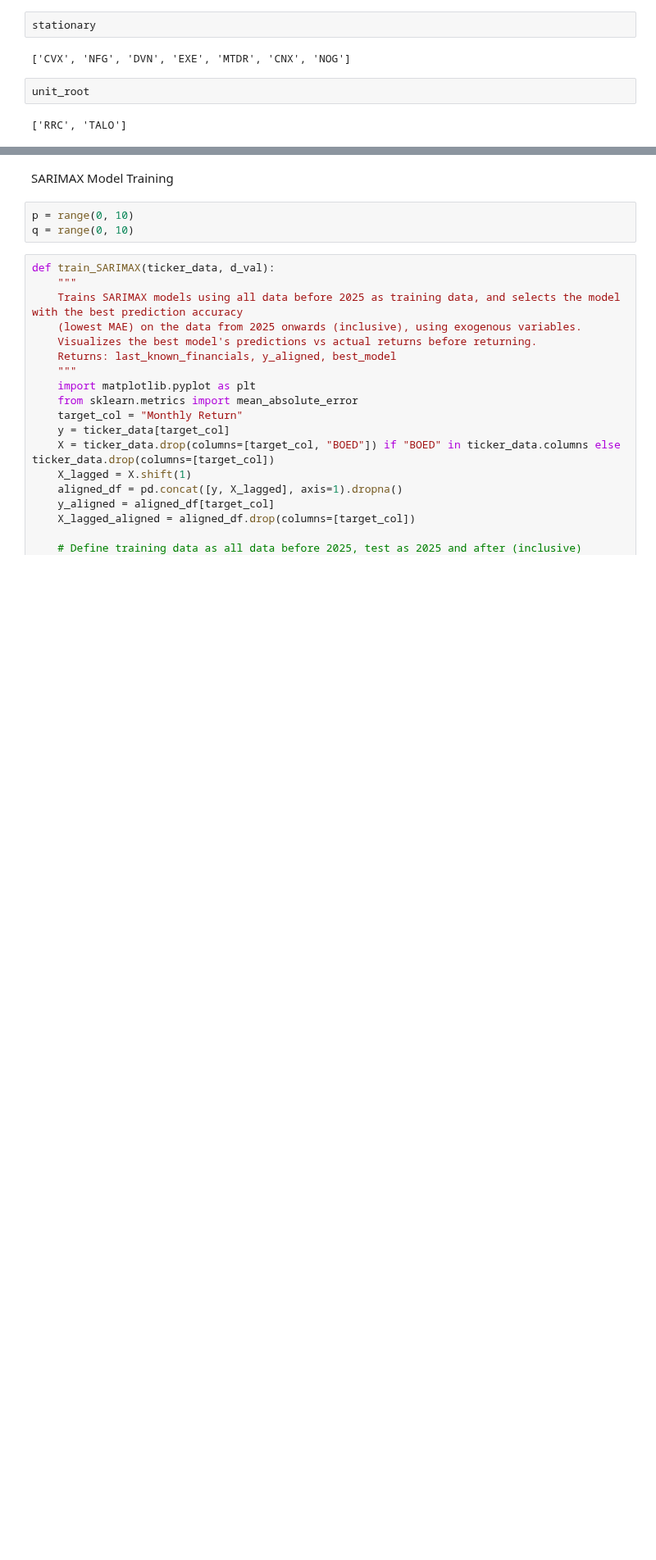
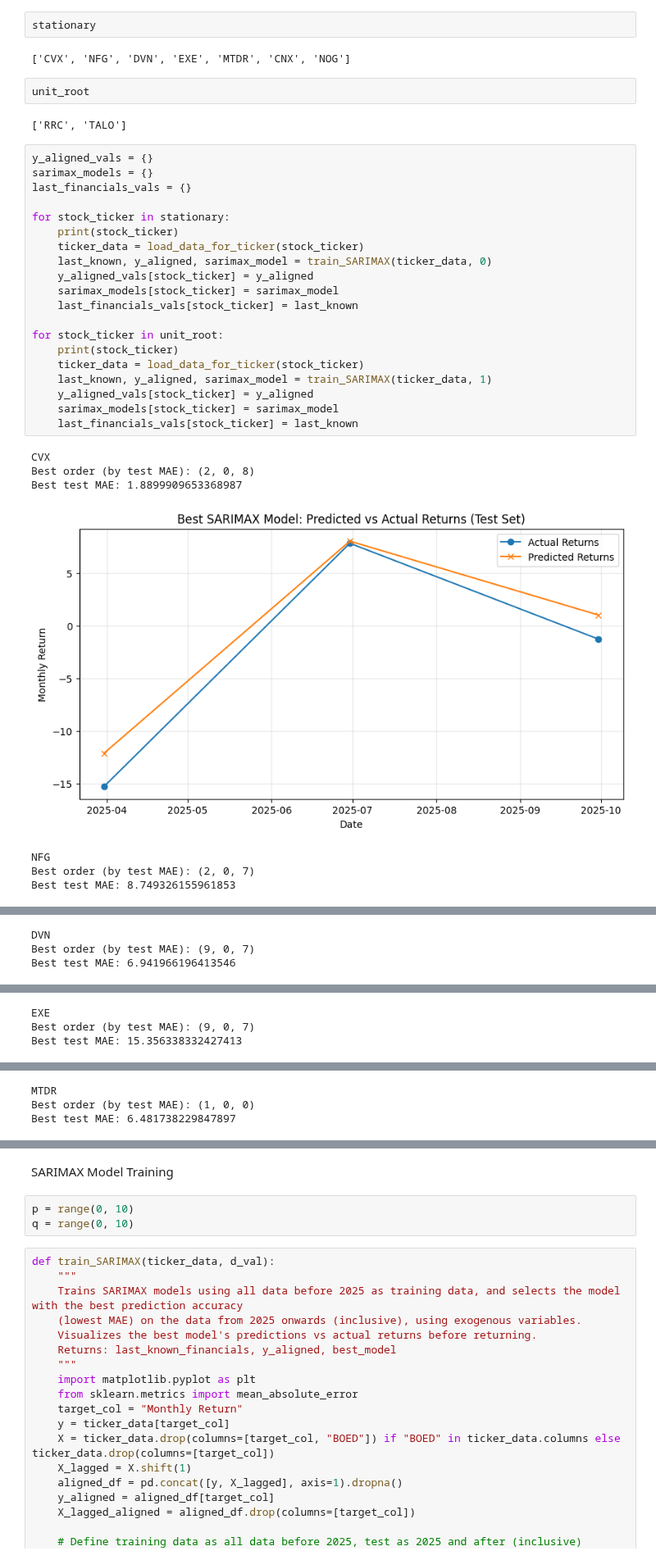
Before and after one commit to ShiyiU/HTTStockIndustryRankingTool, a Jupyter notebook: Notebooks/test.ipynb, the cells around one changed output, grey strips where cells are left out. Shown at 82% size. Drawn from its saved outputs; the diff is of its cells as text; blank space fills up the shorter version.

```diff
--- a/Notebooks/test.ipynb
+++ b/Notebooks/test.ipynb
@@ -381,3 +435,31 @@ stationary
 unit_root
 # %% [output]
 ['RRC', 'TALO']
+# %%
+y_aligned_vals = {}
+sarimax_models = {}
+last_financials_vals = {}
+
+for stock_ticker in stationary:
+    print(stock_ticker)
+    ticker_data = load_data_for_ticker(stock_ticker)
+    last_known, y_aligned, sarimax_model = train_SARIMAX(ticker_data, 0)
+    y_aligned_vals[stock_ticker] = y_aligned
+    sarimax_models[stock_ticker] = sarimax_model
+    last_financials_vals[stock_ticker] = last_known
+
+for stock_ticker in unit_root:
+    print(stock_ticker)
+    ticker_data = load_data_for_ticker(stock_ticker)
+    last_known, y_aligned, sarimax_model = train_SARIMAX(ticker_data, 1)
+    y_aligned_vals[stock_ticker] = y_aligned
+    sarimax_models[stock_ticker] = sarimax_model
+    last_financials_vals[stock_ticker] = last_known
+# %% [output]
+CVX
+Best order (by test MAE): (2, 0, 8)
+Best test MAE: 1.8899909653368987
+[figure, added]
+NFG
+Best order (by test MAE): (2, 0, 7)
+Best test MAE: 8.749326155961853
@@ -383,0 +467,3 @@ unit_root
+DVN
+Best order (by test MAE): (9, 0, 7)
+Best test MAE: 6.941966196413546
@@ -383,0 +471,3 @@ unit_root
+EXE
+Best order (by test MAE): (9, 0, 7)
+Best test MAE: 15.356338332427413
@@ -383,0 +475,3 @@ unit_root
+MTDR
+Best order (by test MAE): (1, 0, 0)
+Best test MAE: 6.481738229847897
```
Also changed, not shown: parts of 14 cells of this notebook, 13 other files.
